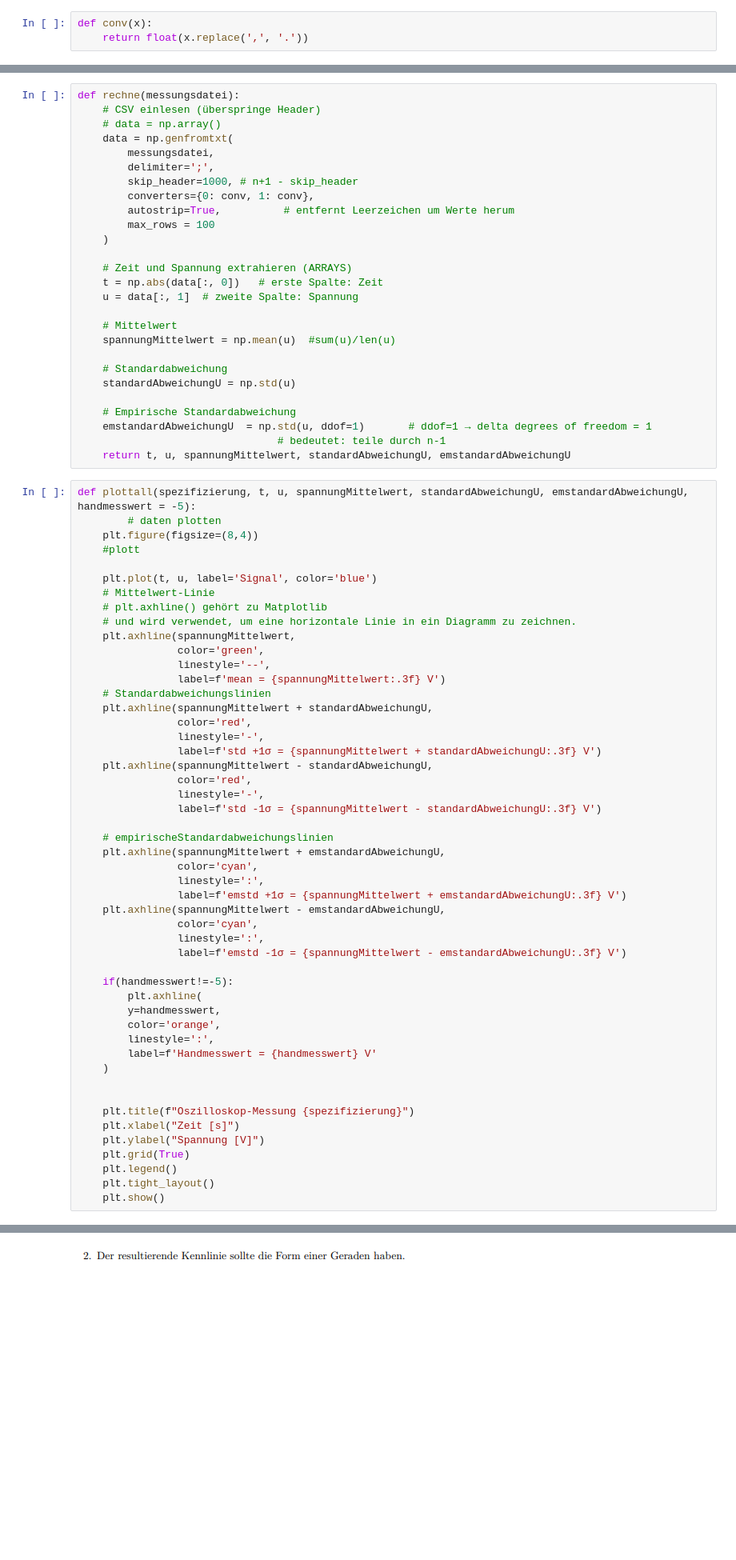
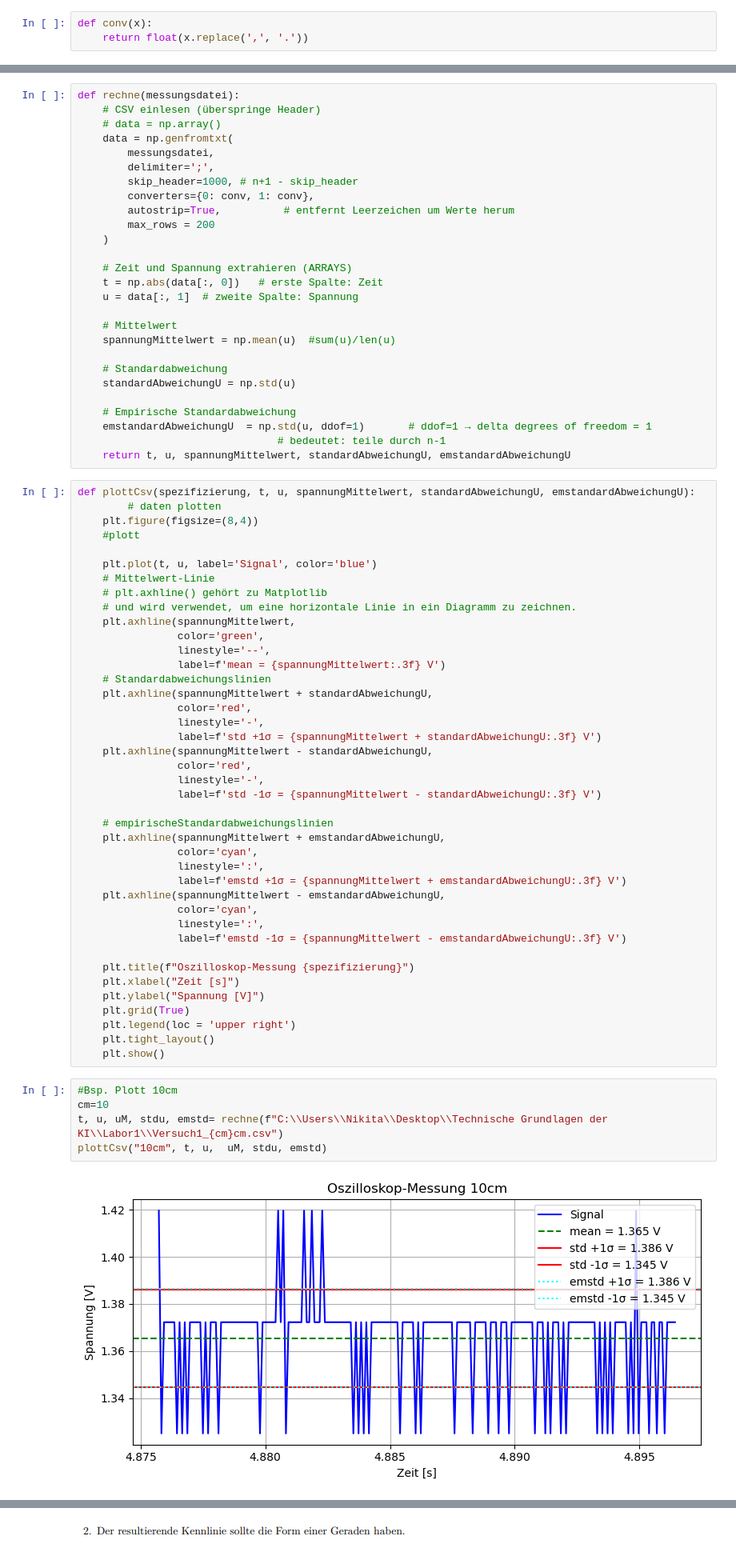
Before and after one commit to NikitaKusch01/TechGrudeKI, a Jupyter notebook: Labor1/datenverarbeitung.ipynb, the cells around one changed output, grey strips where cells are left out. Shown at 80% size. Saved outputs shown, nothing was run; the diff lists cells and outputs as text; blank space fills up the shorter version.

```diff
--- a/Labor1/datenverarbeitung.ipynb
+++ b/Labor1/datenverarbeitung.ipynb
@@ -38,7 +38,7 @@ def rechne(messungsdatei):
         skip_header=1000, # n+1 - skip_header
         converters={0: conv, 1: conv},
         autostrip=True,          # entfernt Leerzeichen um Werte herum
-        max_rows = 100
+        max_rows = 200
     )
 
     # Zeit und Spannung extrahieren (ARRAYS)
@@ -56,7 +56,7 @@ def rechne(messungsdatei):
                                 # bedeutet: teile durch n-1
     return t, u, spannungMittelwert, standardAbweichungU, emstandardAbweichungU
 # %%
-def plottall(spezifizierung, t, u, spannungMittelwert, standardAbweichungU, emstandardAbweichungU, handmesswert = -5):
+def plottCsv(spezifizierung, t, u, spannungMittelwert, standardAbweichungU, emstandardAbweichungU):
         # daten plotten
     plt.figure(figsize=(8,4))
     #plott
@@ -89,21 +89,19 @@ def plottall(spezifizierung, t, u, spannungMittelwert, standardAbweichungU, emst
                 linestyle=':',
                 label=f'emstd -1σ = {spannungMittelwert - emstandardAbweichungU:.3f} V')
 
-    if(handmesswert!=-5):
-        plt.axhline(
-        y=handmesswert,
-        color='orange',
-        linestyle=':',
-        label=f'Handmesswert = {handmesswert} V'
-    )
-
-
     plt.title(f"Oszilloskop-Messung {spezifizierung}")
     plt.xlabel("Zeit [s]")
     plt.ylabel("Spannung [V]")
     plt.grid(True)
-    plt.legend()
+    plt.legend(loc = 'upper right')
     plt.tight_layout()
     plt.show()
+# %%
+#Bsp. Plott 10cm
+cm=10
+t, u, uM, stdu, emstd= rechne(f"C:\\Users\\Nikita\\Desktop\\Technische Grundlagen der KI\\Labor1\\Versuch1_{cm}cm.csv")
+plottCsv("10cm", t, u,  uM, stdu, emstd)
+# %% [output]
+[figure, added]
 # %% [markdown]
 ![image.png](attachment:image.png)
```
Also changed, not shown: parts of 4 cells of this notebook, 1 other file.
